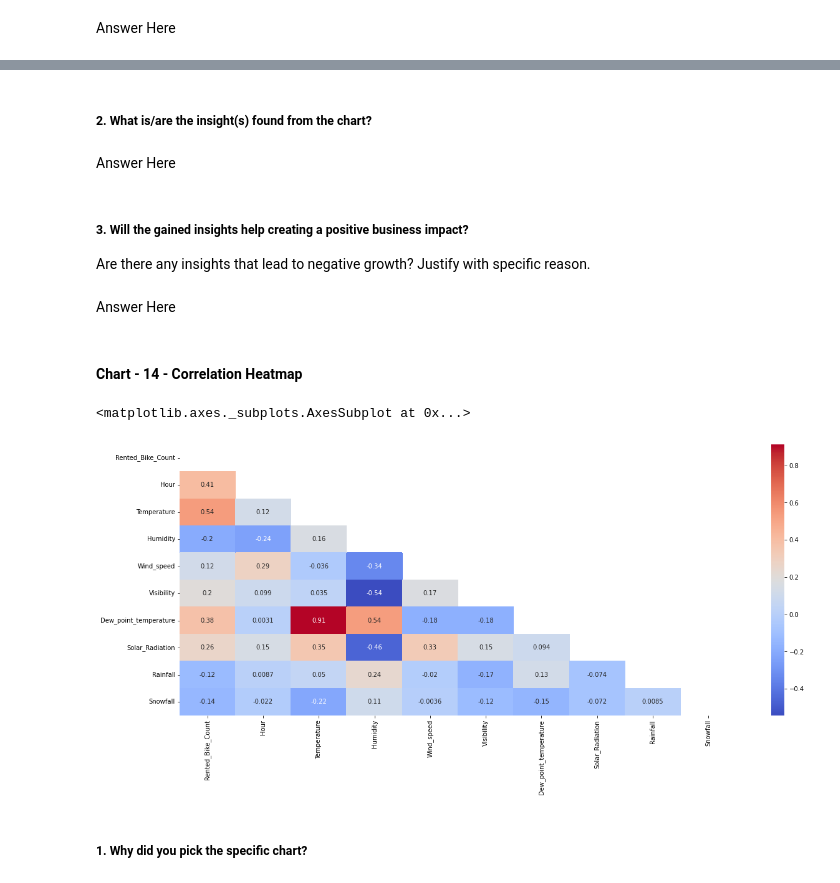
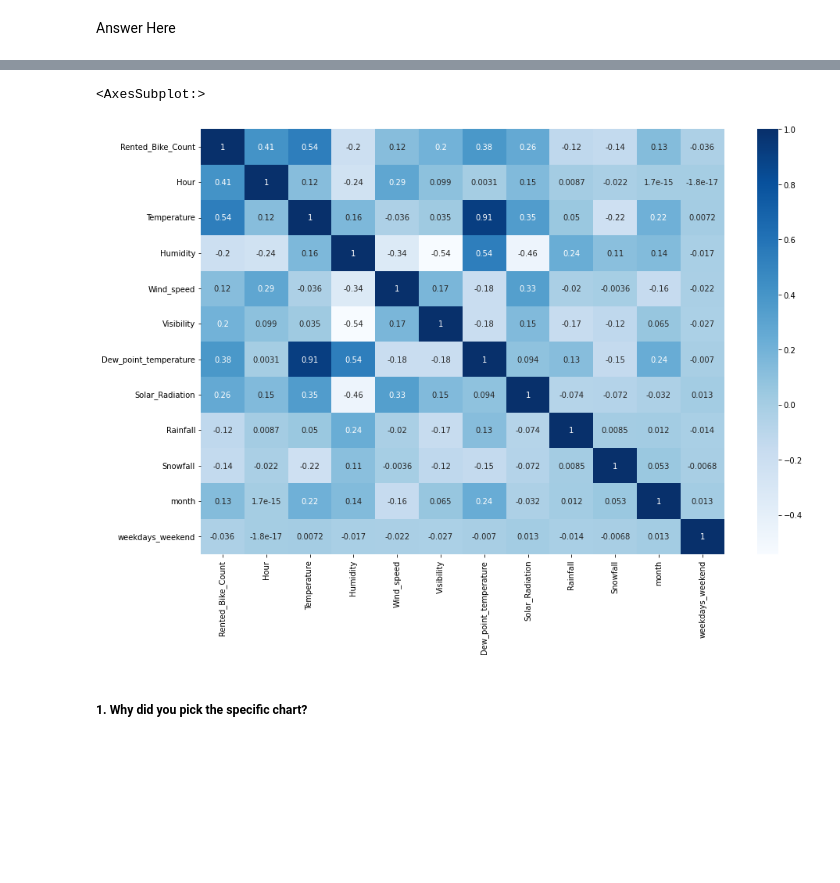
Before and after one commit to abhisheknagpure8/bike-sharing-demand-prediction, a Jupyter notebook: ML_Project_Regression_Bike_Sharing_Demand_Pred.ipynb, the cells around one changed output, grey strips where cells are left out. Cells and saved outputs as stored; diff of their text form; code cells hidden in the pictures; blank space fills up the shorter version.

```diff
--- a/ML_Project_Regression_Bike_Sharing_Demand_Pred.ipynb
+++ b/ML_Project_Regression_Bike_Sharing_Demand_Pred.ipynb
@@ -355,5 +355,0 @@ Index(['Rented_Bike_Count', 'Hour', 'Temperature', 'Humidity', 'Wind_speed',
-# %%
-#Change the int64 column into catagory column
-cols=['month','weekdays_weekend']
-for col in cols:
-  df[col]=df[col].astype('category')
@@ -671,24 +650,11 @@ Answer Here.
-# %% [markdown]
-##### 2. What is/are the insight(s) found from the chart?
-# %% [markdown]
-Answer Here
-# %% [markdown]
-##### 3. Will the gained insights help creating a positive business impact?
-Are there any insights that lead to negative growth? Justify with specific reason.
-# %% [markdown]
-Answer Here
-# %% [markdown]
-#### Chart - 14 - Correlation Heatmap
 # %%
 # Correlation Heatmap visualization code
 # Plot the Correlation matrix
-plt.figure(figsize=(20,8))
-correlation=df.corr()
-mask = np.triu(np.ones_like(correlation, dtype=bool))
-sns.heatmap((correlation),mask=mask, annot=True,cmap='coolwarm')
+plt.figure(figsize=(15,10))
+sns.heatmap(df.corr(),cmap='Blues',annot=True)
 # %% [output]
-<matplotlib.axes._subplots.AxesSubplot at 0x...>
+<AxesSubplot:>
-[figure, old version]
+[figure, new version]
 # %% [markdown]
 ##### 1. Why did you pick the specific chart?
 # %% [markdown]
```
Also changed, not shown: parts of 321 cells of this notebook.
